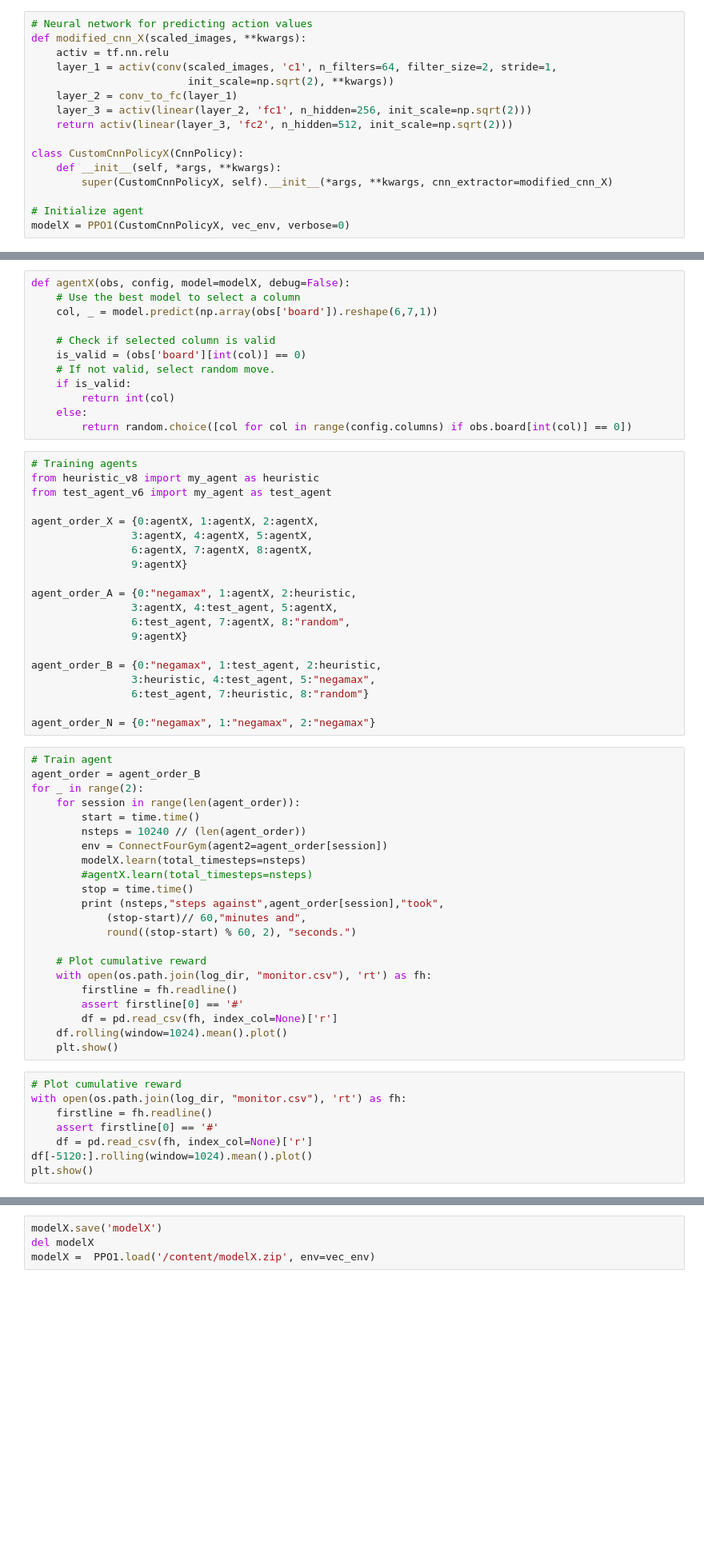
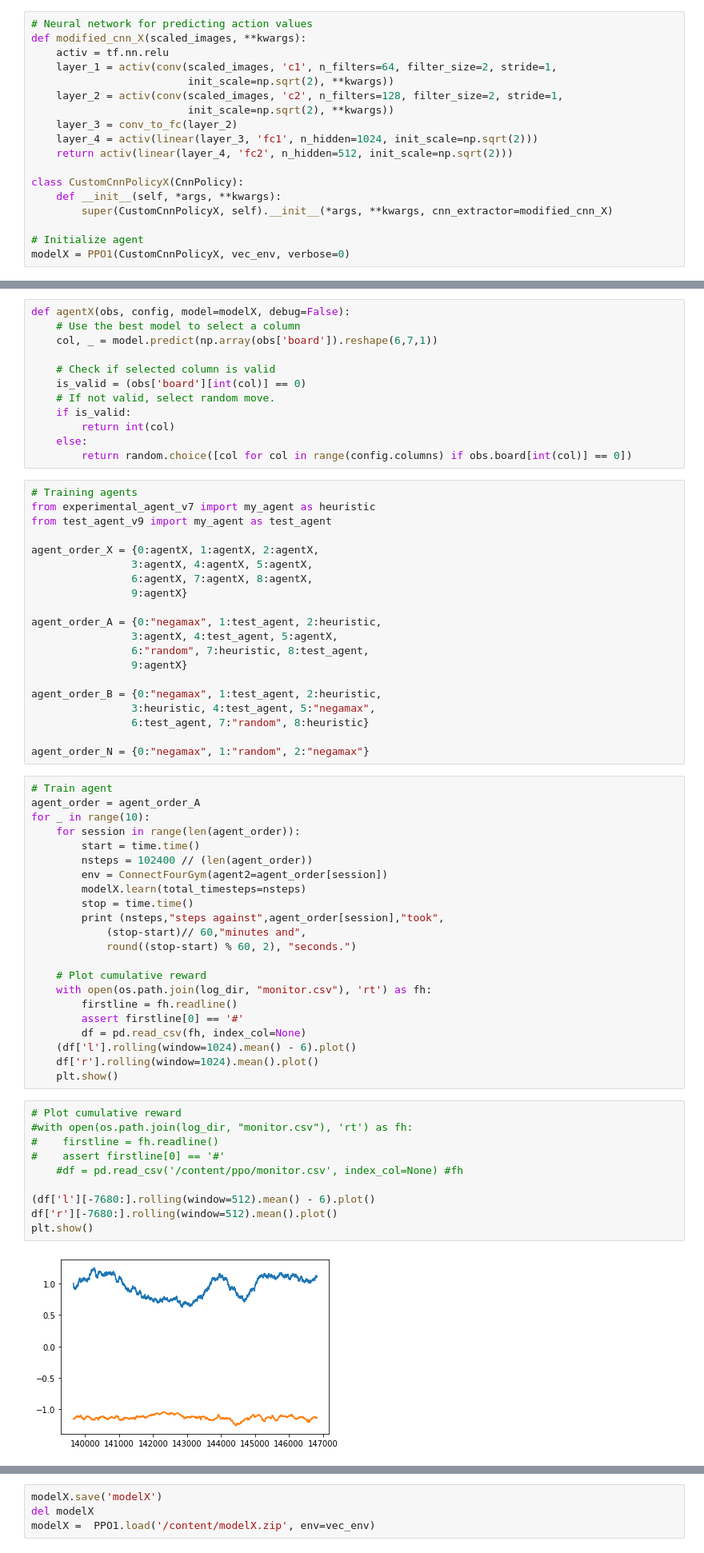
Before and after one commit to davidabelin/kaggle-files, a Jupyter notebook: connect4/model_trainingX.ipynb, the cells around one changed output, grey strips where cells are left out. Shown: that part at 80% size. Cells and saved outputs as stored; diff of their text form; blank space fills up the shorter version.

```diff
--- a/connect4/model_trainingX.ipynb
+++ b/connect4/model_trainingX.ipynb
@@ -107,9 +118,11 @@ def modified_cnn_X(scaled_images, **kwargs):
     activ = tf.nn.relu
     layer_1 = activ(conv(scaled_images, 'c1', n_filters=64, filter_size=2, stride=1,
                          init_scale=np.sqrt(2), **kwargs))
-    layer_2 = conv_to_fc(layer_1)
-    layer_3 = activ(linear(layer_2, 'fc1', n_hidden=256, init_scale=np.sqrt(2)))
-    return activ(linear(layer_3, 'fc2', n_hidden=512, init_scale=np.sqrt(2)))
+    layer_2 = activ(conv(scaled_images, 'c2', n_filters=128, filter_size=2, stride=1,
+                         init_scale=np.sqrt(2), **kwargs))
+    layer_3 = conv_to_fc(layer_2)
+    layer_4 = activ(linear(layer_3, 'fc1', n_hidden=1024, init_scale=np.sqrt(2)))
+    return activ(linear(layer_4, 'fc2', n_hidden=512, init_scale=np.sqrt(2)))
 
 class CustomCnnPolicyX(CnnPolicy):
     def __init__(self, *args, **kwargs):
@@ -142,34 +155,33 @@ def agentX(obs, config, model=modelX, debug=False):
         return random.choice([col for col in range(config.columns) if obs.board[int(col)] == 0])
 # %%
 # Training agents
-from heuristic_v8 import my_agent as heuristic
-from test_agent_v6 import my_agent as test_agent
+from experimental_agent_v7 import my_agent as heuristic
+from test_agent_v9 import my_agent as test_agent
 
 agent_order_X = {0:agentX, 1:agentX, 2:agentX,
                 3:agentX, 4:agentX, 5:agentX,
                 6:agentX, 7:agentX, 8:agentX,
                 9:agentX}
 
-agent_order_A = {0:"negamax", 1:agentX, 2:heuristic,
+agent_order_A = {0:"negamax", 1:test_agent, 2:heuristic,
                 3:agentX, 4:test_agent, 5:agentX,
-                6:test_agent, 7:agentX, 8:"random",
+                6:"random", 7:heuristic, 8:test_agent,
                 9:agentX}
 
 agent_order_B = {0:"negamax", 1:test_agent, 2:heuristic,
                 3:heuristic, 4:test_agent, 5:"negamax",
-                6:test_agent, 7:heuristic, 8:"random"}
+                6:test_agent, 7:"random", 8:heuristic}
 
-agent_order_N = {0:"negamax", 1:"negamax", 2:"negamax"}
+agent_order_N = {0:"negamax", 1:"random", 2:"negamax"}
 # %%
 # Train agent
-agent_order = agent_order_B
-for _ in range(2):
+agent_order = agent_order_A
+for _ in range(10):
     for session in range(len(agent_order)):
         start = time.time()
-        nsteps = 10240 // (len(agent_order))
+        nsteps = 102400 // (len(agent_order))
         env = ConnectFourGym(agent2=agent_order[session])
         modelX.learn(total_timesteps=nsteps)
-        #agentX.learn(total_timesteps=nsteps)
         stop = time.time()
         print (nsteps,"steps against",agent_order[session],"took",
             (stop-start)// 60,"minutes and",
@@ -179,15 +191,20 @@ for _ in range(2):
     with open(os.path.join(log_dir, "monitor.csv"), 'rt') as fh:
         firstline = fh.readline()
         assert firstline[0] == '#'
-        df = pd.read_csv(fh, index_col=None)['r']
-    df.rolling(window=1024).mean().plot()
+        df = pd.read_csv(fh, index_col=None)
+    (df['l'].rolling(window=1024).mean() - 6).plot()
+    df['r'].rolling(window=1024).mean().plot()
     plt.show()
 # %%
 # Plot cumulative reward
-with open(os.path.join(log_dir, "monitor.csv"), 'rt') as fh:
-    firstline = fh.readline()
-    assert firstline[0] == '#'
-    df = pd.read_csv(fh, index_col=None)['r']
-df[-5120:].rolling(window=1024).mean().plot()
+#with open(os.path.join(log_dir, "monitor.csv"), 'rt') as fh:
+#    firstline = fh.readline()
+#    assert firstline[0] == '#'
+    #df = pd.read_csv('/content/ppo/monitor.csv', index_col=None) #fh
+
+(df['l'][-7680:].rolling(window=512).mean() - 6).plot()
+df['r'][-7680:].rolling(window=512).mean().plot()
 plt.show()
+# %% [output]
+[figure, added]
 # %%
```
Also changed, not shown: parts of 12 cells of this notebook, 13 other files.
